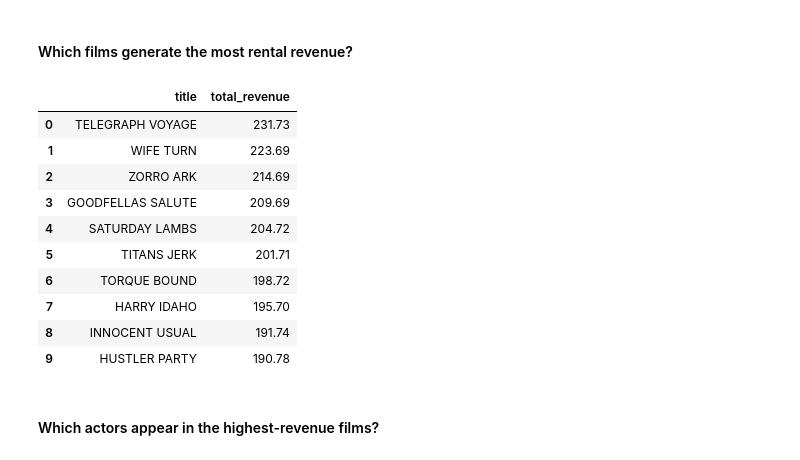
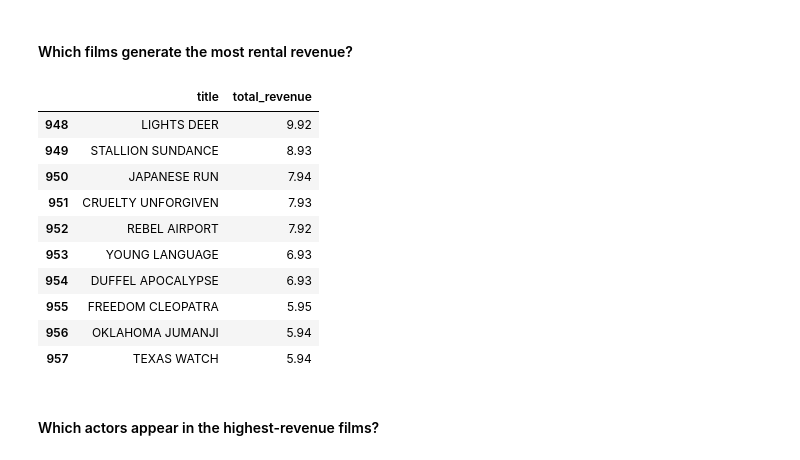
Before and after one commit to omeraytug/omeraytug_lab_sakila, a Jupyter notebook: tasks_sakila.ipynb, the cells around one changed output. Drawn from its saved outputs; the diff is of its cells as text; code cells hidden in the pictures.

```diff
--- a/tasks_sakila.ipynb
+++ b/tasks_sakila.ipynb
@@ -225,28 +225,27 @@ query_sakila("""
 # %%
 query_sakila("""
     SELECT
         f.title,
         SUM(p.amount) AS total_revenue
     FROM staging.payment AS p
     JOIN staging.rental AS r USING (rental_id)
     JOIN staging.inventory AS i USING (inventory_id)
     JOIN staging.film AS f USING (film_id)
     GROUP BY f.title
-    ORDER BY total_revenue DESC
-    LIMIT 10;
-""")
+    ORDER BY total_revenue DESC;
+""").tail(10)
 # %% [output]
 |  | title | total_revenue |
-| 0 | TELEGRAPH VOYAGE | 231.73 |
-| 1 | WIFE TURN | 223.69 |
-| 2 | ZORRO ARK | 214.69 |
-| 3 | GOODFELLAS SALUTE | 209.69 |
-| 4 | SATURDAY LAMBS | 204.72 |
-| 5 | TITANS JERK | 201.71 |
-| 6 | TORQUE BOUND | 198.72 |
-| 7 | HARRY IDAHO | 195.70 |
-| 8 | INNOCENT USUAL | 191.74 |
-| 9 | HUSTLER PARTY | 190.78 |
+| 948 | LIGHTS DEER | 9.92 |
+| 949 | STALLION SUNDANCE | 8.93 |
+| 950 | JAPANESE RUN | 7.94 |
+| 951 | CRUELTY UNFORGIVEN | 7.93 |
+| 952 | REBEL AIRPORT | 7.92 |
+| 953 | YOUNG LANGUAGE | 6.93 |
+| 954 | DUFFEL APOCALYPSE | 6.93 |
+| 955 | FREEDOM CLEOPATRA | 5.95 |
+| 956 | OKLAHOMA JUMANJI | 5.94 |
+| 957 | TEXAS WATCH | 5.94 |
 # %% [markdown]
 #### Which actors appear in the highest-revenue films?
 # %%
```
Also changed, not shown: parts of 2 cells of this notebook, 17 other files.
